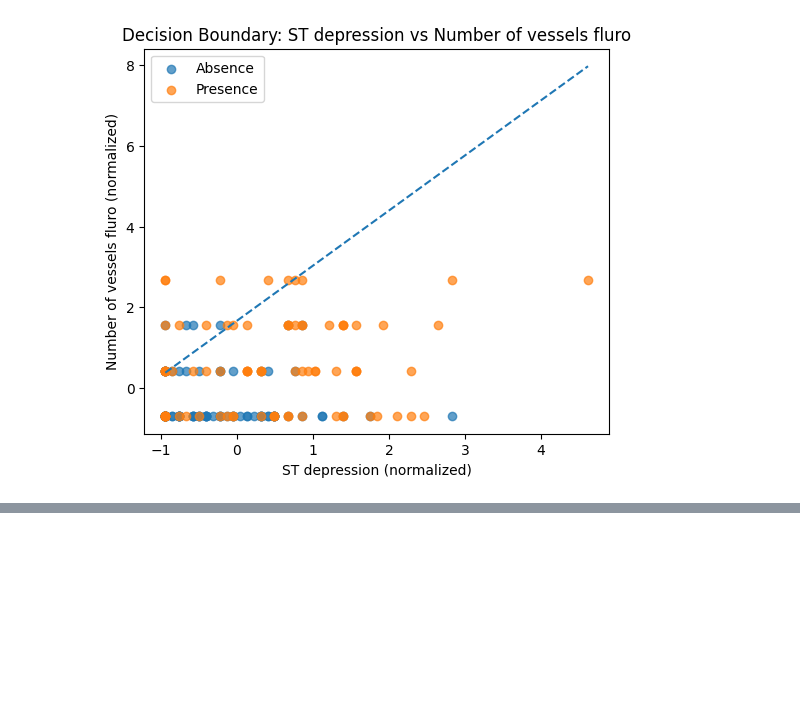
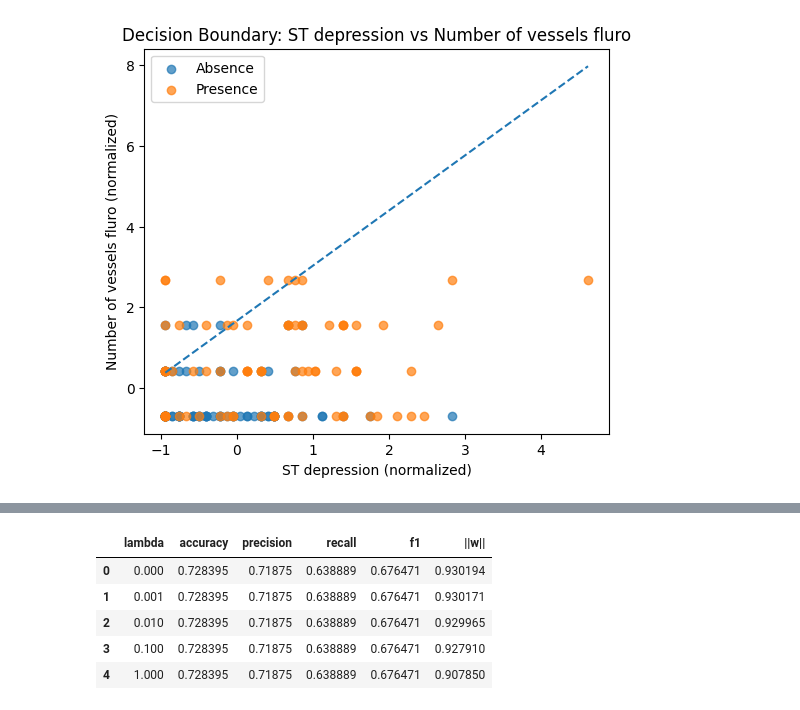
Before and after one commit to andrescalderonr/Heart-Disease-Risk-Prediction, a Jupyter notebook: heart_disease_lr_analysis.ipynb, the cells around one changed output, grey strips where cells are left out. Drawn from its saved outputs; the diff is of its cells as text; code cells hidden in the pictures; blank space fills up the shorter version.

```diff
--- a/heart_disease_lr_analysis.ipynb
+++ b/heart_disease_lr_analysis.ipynb
@@ -454,0 +584,9 @@ plt.show()
+# %%
+pair_results["BP–MaxHR"]
+# %% [output]
+|  | lambda | accuracy | precision | recall | f1 | ||w|| |
+| 0 | 0.000 | 0.728395 | 0.71875 | 0.638889 | 0.676471 | 0.930194 |
+| 1 | 0.001 | 0.728395 | 0.71875 | 0.638889 | 0.676471 | 0.930171 |
+| 2 | 0.010 | 0.728395 | 0.71875 | 0.638889 | 0.676471 | 0.929965 |
+| 3 | 0.100 | 0.728395 | 0.71875 | 0.638889 | 0.676471 | 0.927910 |
+| 4 | 1.000 | 0.728395 | 0.71875 | 0.638889 | 0.676471 | 0.907850 |
```
Also changed, not shown: parts of 10 cells of this notebook.
